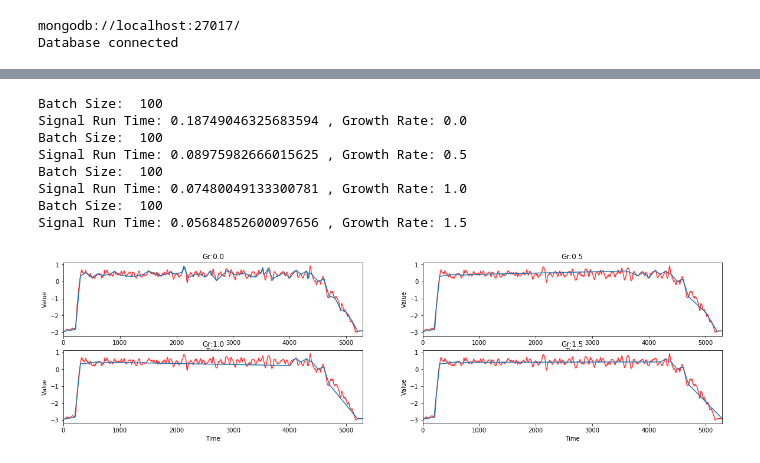
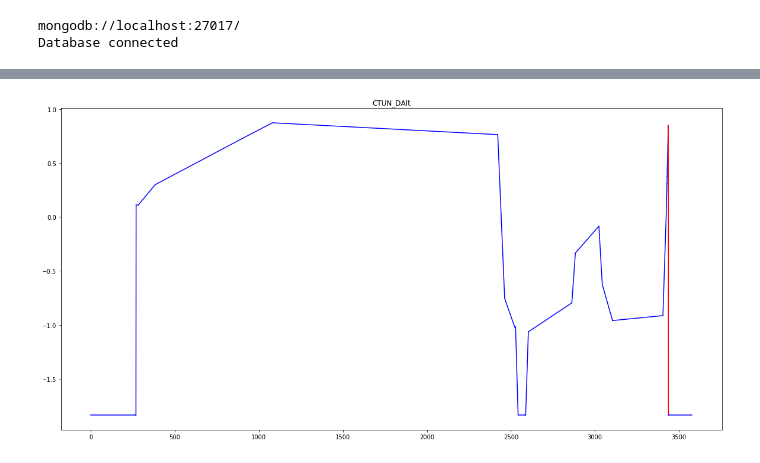
Before and after one commit to Husseinjd/DroneCrashDetection, a Jupyter notebook: analysis/segmentation_analysis.ipynb, the cells around one changed output, grey strips where cells are left out. Cells and saved outputs as stored; diff of their text form; code cells hidden in the pictures.

```diff
--- a/analysis/segmentation_analysis.ipynb
+++ b/analysis/segmentation_analysis.ipynb
@@ -29,32 +58,26 @@ Database connected
 # %%
-runvsg = []
-plt.figure(figsize=(20,5))
-for i,gr in enumerate(np.arange(0,2,0.5)):
-    start_time = time.time()
-    sg = Segmentation(1)
-    comp ='GPS'
-    va = 'Alt'
-    fitmethod= 'inter'
-    sgmethod = 'td'
-    sr = dt.dbconnector.query(comp+'_568c058bb560505c22dc402c',va)
-    sig_length = len(sr)
-    rng = dt.dbconnector.query(comp+'568c058bb560505c22dc402c','lineIndex')
-    sg.segment(preprocessing.scale(sr),seg_method=sgmethod,fit_method=fitmethod,save_seginstance=False,err_growth=gr,batch_size=100)
-    print('Signal Run Time: {} , Growth Rate: {}'.format( time.time() - start_time,gr))
-    runvsg.append( time.time() - start_time)
-    plt.subplot(2, 2, i+1)
-    sg.draw_plot('Gr:'+str(gr))#+'-'+comp+'_'+va
-    sg.draw_segments()
+# runvsg = []
+fig, ax = plt.subplots(figsize=(20,10))
+# for i,gr in enumerate(np.arange(0,2,0.5)):
+start_time = time.time()
+sg = Segmentation(0.6)
+comp ='CTUN'
+va = 'DAlt'
+fitmethod= 'inter'
+sgmethod = 'td'
+sr = dt.dbconnector.query(comp+'_sample2.log',va)
+sig_length = len(sr)
+rng = dt.dbconnector.query(comp+'_sample2.log','lineIndex')
+sg.segment(preprocessing.scale(sr),seg_method=sgmethod,fit_method=fitmethod,save_seginstance=False,err_growth=0,batch_size=20)
+#print('Signal Run Time: {} , Growth Rate: {}'.format( time.time() - start_time,gr))
+#     runvsg.append( time.time() - start_time)
+#plt.subplot(2, 2, i+1)
+#sg.draw_plot(comp)#+'-'+comp+'_'+va)
+rl, idx = sg.find_maxratio()
+sg.draw_segments(highlight_idx = idx)
+plt.plot()
+plt.title(comp+'_'+va)
 plt.show()
-#plt.legend()
     #plt.savefig('../report/phase3/'+comp+'_'+va+'_'+sgmethod+'_'+fitmethod+'.png', dpi=500)
 # %% [output]
-Batch Size:  100
-Signal Run Time: 0.18749046325683594 , Growth Rate: 0.0
-Batch Size:  100
-Signal Run Time: 0.08975982666015625 , Growth Rate: 0.5
-Batch Size:  100
-Signal Run Time: 0.07480049133300781 , Growth Rate: 1.0
-Batch Size:  100
-Signal Run Time: 0.05684852600097656 , Growth Rate: 1.5
-[figure, old version]
+[figure, new version]
```
Also changed, not shown: parts of 10 cells of this notebook.
